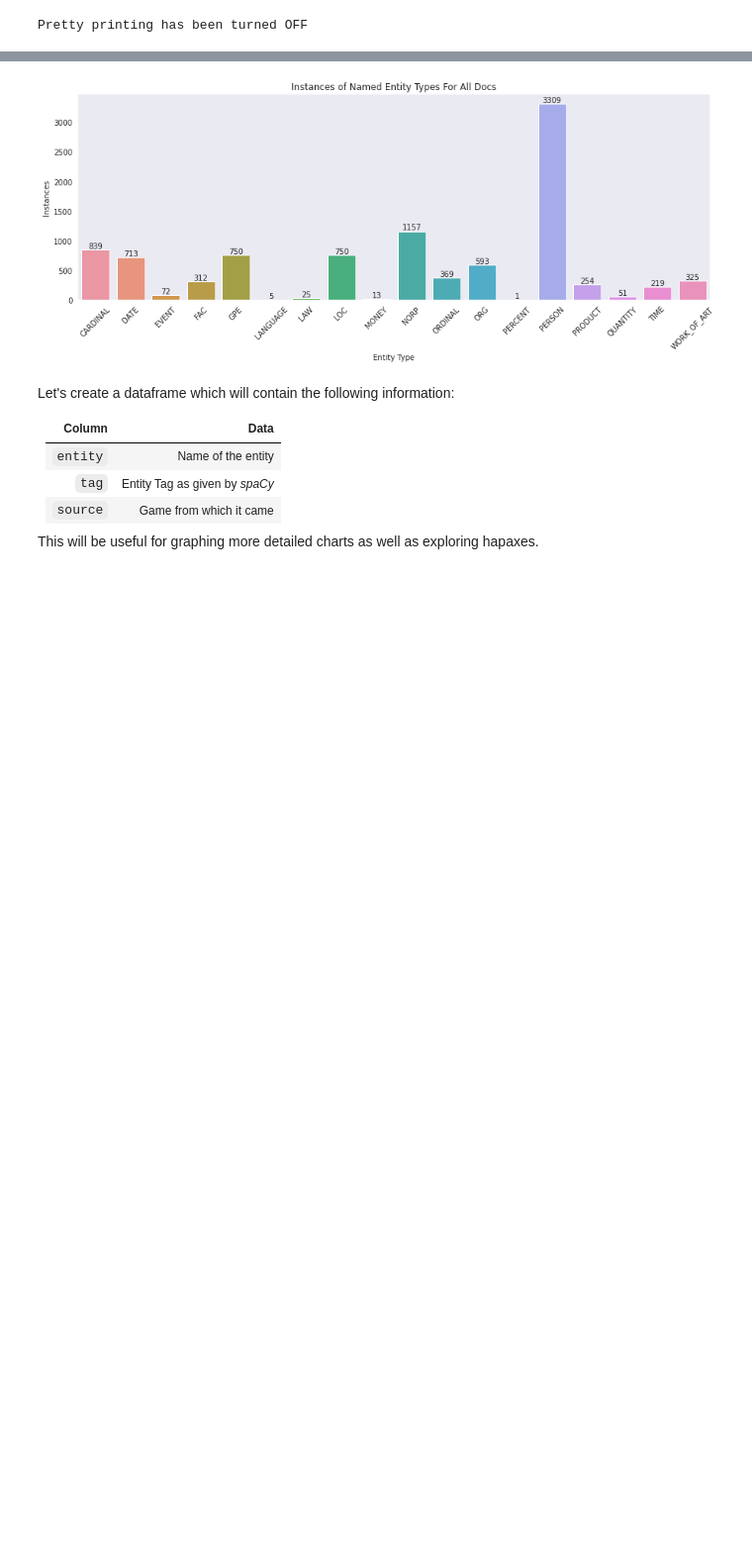
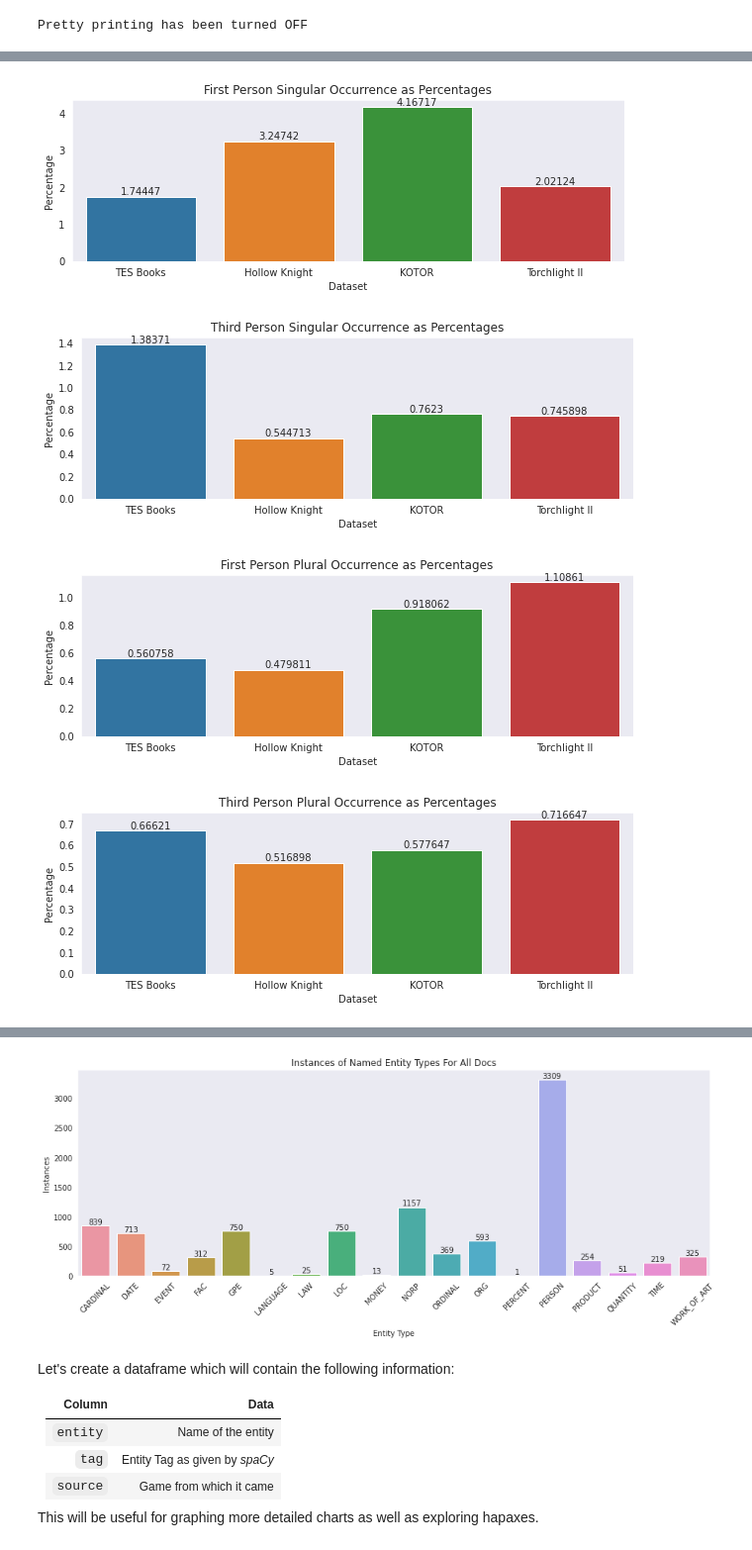
Before and after one commit to Data-Science-for-Linguists-2022/Pragmatics-In-Video-Games, a Jupyter notebook: notebooks/research.ipynb, the cells around one changed output, grey strips where cells are left out. Shown at 99% size. Cells and saved outputs as stored; diff of their text form; code cells hidden in the pictures; blank space fills up the shorter version.

```diff
--- a/notebooks/research.ipynb
+++ b/notebooks/research.ipynb
@@ -233,13 +124,0 @@ re_dict = {"First Person Singular": fp_re, "Third Person Singular": tp_re, "Firs
-# %%
-# Loop through everything
-for pronoun in re_dict.keys():
-
-    percentages = np.array([])
-    plt.figure(figsize=(10, 3))
-
-    for (i, c) in enumerate(datasets):
-        percentages = np.append(percentages, locator(datasets[i]['text'], re_dict[pronoun])/get_count(datasets[i]['text']))
-
-    barplot(x=titles, y=percentages*100, title=pronoun + ' Occurrence as Percentages', xlabel="Dataset", ylabel="Percentage")
-
-plt.show()
@@ -318,0 +302,19 @@ if True:
+# %%
+# Loop through everything
+for pronoun in re_dict.keys():
+
+    percentages = np.array([])
+
+    plt.figure(figsize=(10, 3))
+
+    for df in datasets:
+        percentages = np.append(percentages, locator(df['text'], re_dict[pronoun])/get_count(df['text']))
+
+    barplot(x=list(data.keys()), y=percentages*100, title=pronoun + ' Occurrence as Percentages', xlabel="Dataset", ylabel="Percentage")
+
+plt.show()
+# %% [output]
+[figure, added]
+[figure, added]
+[figure, added]
+[figure, added]
```
Also changed, not shown: parts of 36 cells of this notebook.
